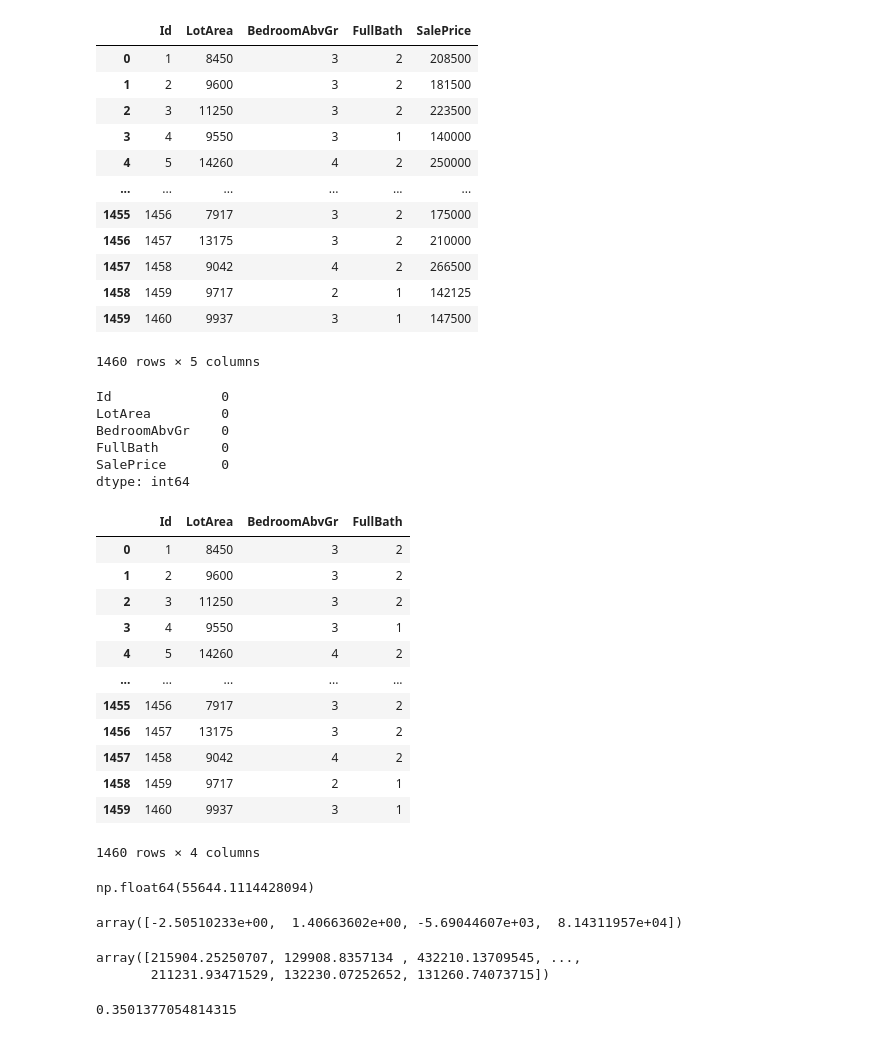
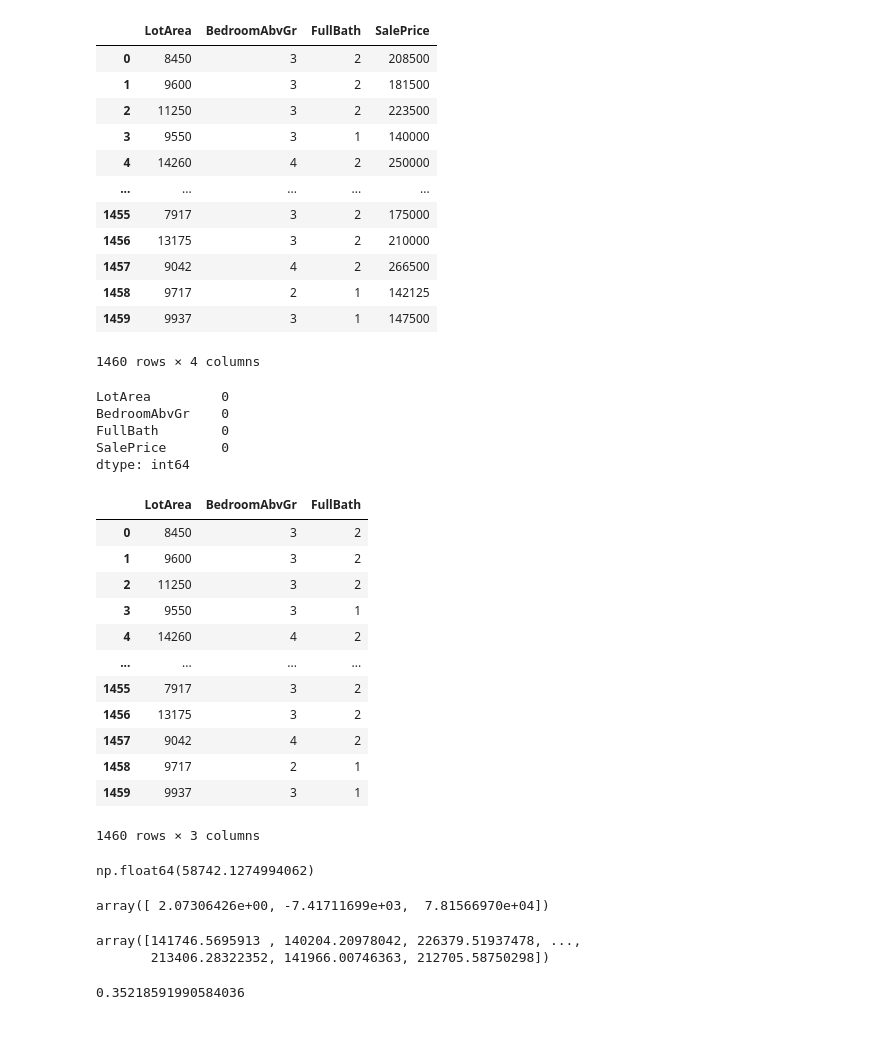
Before and after one commit to IdiotCoffee/PRODIGY-ML-01, a Jupyter notebook: model.ipynb, the cells around one changed output. Cells and saved outputs as stored; diff of their text form; code cells hidden in the pictures.

```diff
--- a/model.ipynb
+++ b/model.ipynb
@@ -7,26 +7,25 @@ from sklearn.linear_model import LinearRegression
 df = pd.read_csv("dataset\\train.csv", encoding = 'ISO-8859-1')
 # %%
 #extract the number of bedrooms and bathrooms from the dataset, the ID and the Saleprice corresponding to them
-df = df[['Id','LotArea','BedroomAbvGr','FullBath','SalePrice']]
+df = df[['LotArea','BedroomAbvGr','FullBath','SalePrice']]
 df
 # %% [output]
-|  | Id | LotArea | BedroomAbvGr | FullBath | SalePrice |
-| 0 | 1 | 8450 | 3 | 2 | 208500 |
-| 1 | 2 | 9600 | 3 | 2 | 181500 |
-| 2 | 3 | 11250 | 3 | 2 | 223500 |
-| 3 | 4 | 9550 | 3 | 1 | 140000 |
-| 4 | 5 | 14260 | 4 | 2 | 250000 |
-| ... | ... | ... | ... | ... | ... |
-| 1455 | 1456 | 7917 | 3 | 2 | 175000 |
-| 1456 | 1457 | 13175 | 3 | 2 | 210000 |
-| 1457 | 1458 | 9042 | 4 | 2 | 266500 |
-| 1458 | 1459 | 9717 | 2 | 1 | 142125 |
-| 1459 | 1460 | 9937 | 3 | 1 | 147500 |
+|  | LotArea | BedroomAbvGr | FullBath | SalePrice |
+| 0 | 8450 | 3 | 2 | 208500 |
+| 1 | 9600 | 3 | 2 | 181500 |
+| 2 | 11250 | 3 | 2 | 223500 |
+| 3 | 9550 | 3 | 1 | 140000 |
+| 4 | 14260 | 4 | 2 | 250000 |
+| ... | ... | ... | ... | ... |
+| 1455 | 7917 | 3 | 2 | 175000 |
+| 1456 | 13175 | 3 | 2 | 210000 |
+| 1457 | 9042 | 4 | 2 | 266500 |
+| 1458 | 9717 | 2 | 1 | 142125 |
+| 1459 | 9937 | 3 | 1 | 147500 |
-1460 rows × 5 columns
+1460 rows × 4 columns
 # %%
 df.isnull().sum()
 # %% [output]
-Id              0
 LotArea         0
 BedroomAbvGr    0
 FullBath        0
@@ -36,19 +35,19 @@ dtype: int64
 X = df.drop(columns = 'SalePrice')
 X
 # %% [output]
-|  | Id | LotArea | BedroomAbvGr | FullBath |
-| 0 | 1 | 8450 | 3 | 2 |
-| 1 | 2 | 9600 | 3 | 2 |
-| 2 | 3 | 11250 | 3 | 2 |
-| 3 | 4 | 9550 | 3 | 1 |
-| 4 | 5 | 14260 | 4 | 2 |
-| ... | ... | ... | ... | ... |
-| 1455 | 1456 | 7917 | 3 | 2 |
-| 1456 | 1457 | 13175 | 3 | 2 |
-| 1457 | 1458 | 9042 | 4 | 2 |
-| 1458 | 1459 | 9717 | 2 | 1 |
-| 1459 | 1460 | 9937 | 3 | 1 |
+|  | LotArea | BedroomAbvGr | FullBath |
+| 0 | 8450 | 3 | 2 |
+| 1 | 9600 | 3 | 2 |
+| 2 | 11250 | 3 | 2 |
+| 3 | 9550 | 3 | 1 |
+| 4 | 14260 | 4 | 2 |
+| ... | ... | ... | ... |
+| 1455 | 7917 | 3 | 2 |
+| 1456 | 13175 | 3 | 2 |
+| 1457 | 9042 | 4 | 2 |
+| 1458 | 9717 | 2 | 1 |
+| 1459 | 9937 | 3 | 1 |
-1460 rows × 4 columns
+1460 rows × 3 columns
 # %%
 Y = df['SalePrice']
 X_train, X_test, Y_train, Y_test = train_test_split(X, Y, test_size=0.2)
@@ -58,20 +57,20 @@ lr.fit(X_train, Y_train)
 c = lr.intercept_
 c
 # %% [output]
-np.float64(55644.1114428094)
+np.float64(58742.1274994062)
 # %%
 m = lr.coef_
 m
 # %% [output]
-array([-2.50510233e+00,  1.40663602e+00, -5.69044607e+03,  8.14311957e+04])
+array([ 2.07306426e+00, -7.41711699e+03,  7.81566970e+04])
 # %%
 y_pred_train = lr.predict(X_train)
 y_pred_train
 # %% [output]
-array([215904.25250707, 129908.8357134 , 432210.13709545, ...,
-       211231.93471529, 132230.07252652, 131260.74073715])
+array([141746.5695913 , 140204.20978042, 226379.51937478, ...,
+       213406.28322352, 141966.00746363, 212705.58750298])
 # %%
 from sklearn.metrics import r2_score
 r2_score(Y_train, y_pred_train)
 # %% [output]
-0.3501377054814315
+0.35218591990584036
```
Also changed, not shown: parts of 1 cell of this notebook.
